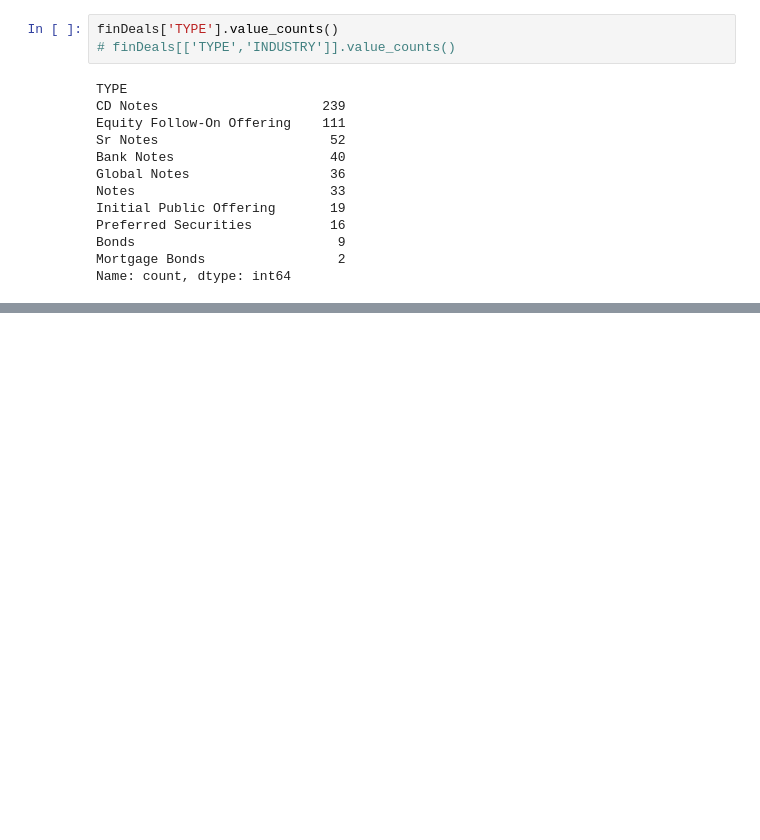
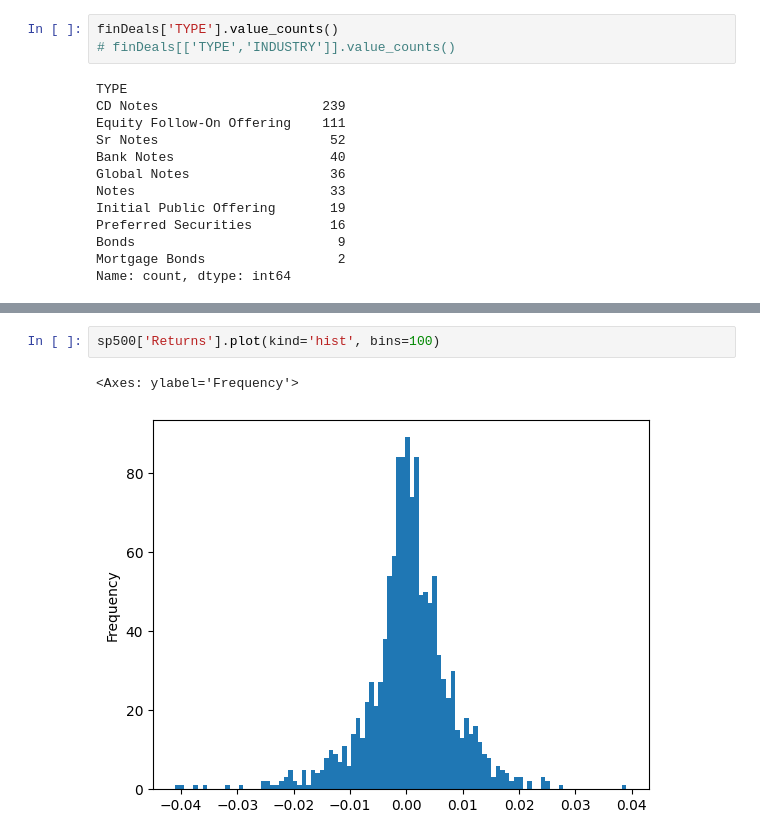
Before and after one commit to TheMarqueeGroup/JPM_DS_Apr2024, a Jupyter notebook: day1_notes.ipynb, the cells around one changed output, grey strips where cells are left out. Saved outputs shown, nothing was run; the diff lists cells and outputs as text; blank space fills up the shorter version.

```diff
--- a/day1_notes.ipynb
+++ b/day1_notes.ipynb
@@ -414,0 +716,5 @@ Name: count, dtype: int64
+# %%
+sp500['Returns'].plot(kind='hist', bins=100)
+# %% [output]
+<Axes: ylabel='Frequency'>
+[figure, added]
```
Also changed, not shown: parts of 39 cells of this notebook.
